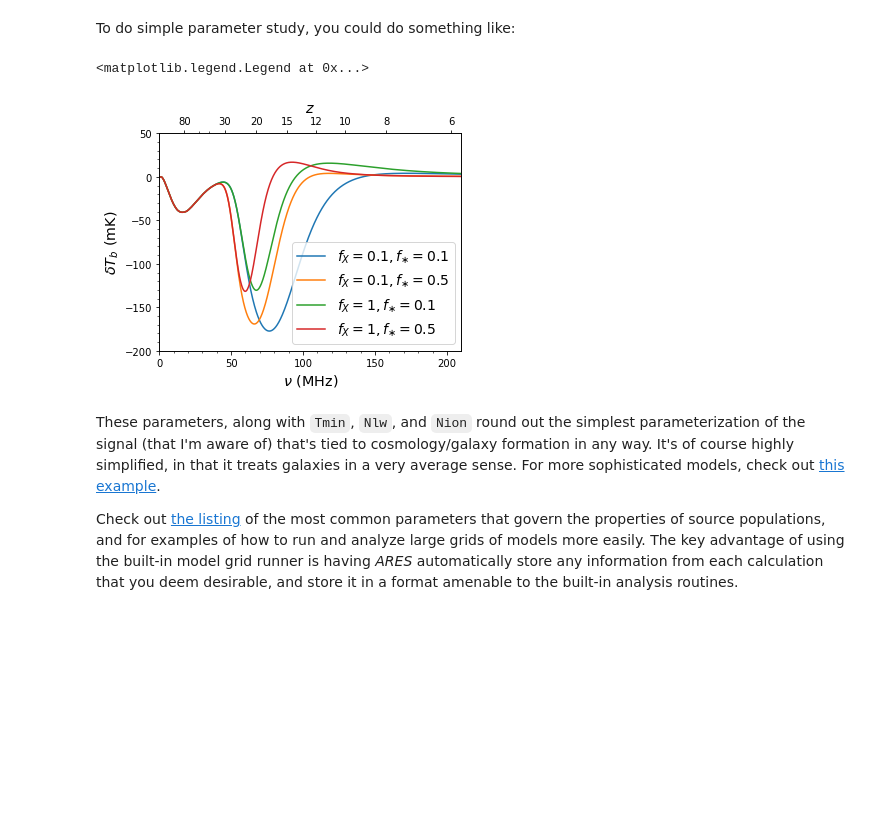
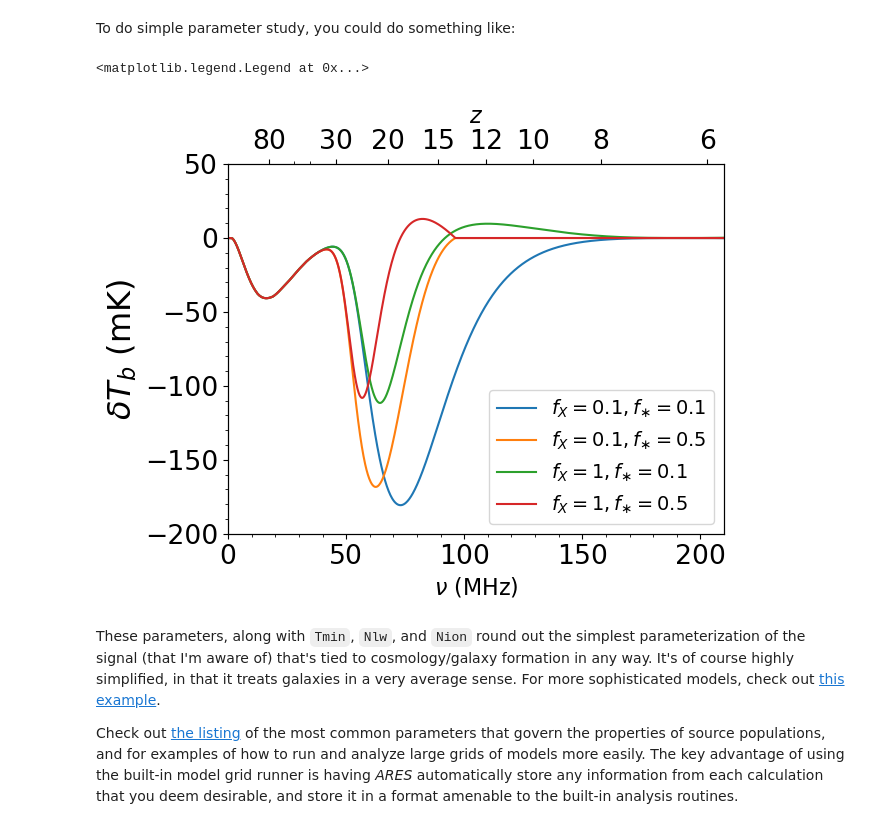
Before and after one commit to mirochaj/ares, a Jupyter notebook: docs/examples/example_gs_standard.ipynb, the cells around one changed output. Saved outputs shown, nothing was run; the diff lists cells and outputs as text; code cells hidden in the pictures; blank space fills up the shorter version.

Commit message:
updated basic global signal docs and checked basic galaxy docs

```diff
--- a/docs/examples/example_gs_standard.ipynb
+++ b/docs/examples/example_gs_standard.ipynb
@@ -16,20 +16,2 @@ Let's start just with the ionizing source population:
 # %%
-pars_agg_ion = \
-{
- 'pop_sfr_model': 'fcoll',
- 'pop_fstar': 0.1,
-
- 'pop_sed_model': None,
- 'pop_Nion': 4e3,
- 'pop_fesc': 0.2,
-}
-
-pars_gs21cm = \
-{
- 'initial_redshift': 60,
- 'final_redshift': 5,
- 'secondary_ionization': 0,
- 'include_He': 0,
-}
-
-pop_ion = ares.populations.GalaxyPopulation(**pars_agg_ion)
+pars = ares.util.ParameterBundle('global_signal:basic')
@@ -36,3 +30,2 @@ pop_ion = ares.populations.GalaxyPopulation(**pars_agg_ion)
 # %%
-z = np.arange(6, 30, 0.1)
-plt.semilogy(z, pop_ion.get_sfrd(z), 'k-')
+sim = ares.simulations.Simulation(**pars)
@@ -45,2 +31,0 @@ Then, starting in version 1.0, we initialize an instance of the ``ares.simulatio
-# %%
-sim = ares.simulations.Simulation(**pars_agg_ion)
@@ -110,21 +109,23 @@ To do simple parameter study, you could do something like:
 # %%
 ax = None
 for i, fX in enumerate([0.1, 1.]):
     for j, fstar in enumerate([0.1, 0.5]):
-        sim = ares.simulations.Global21cm(fX=fX, fstar=fstar,
-            verbose=False, progress_bar=False)
-        sim.run()
 
+        p = pars.copy()
+        p['pop_fstar{0}'] = fstar
+        p['pop_rad_yield{1}'] = fX * 2.6e39
+        sim = ares.simulations.Simulation(verbose=False, progress_bar=False, **p)
+        gs = sim.get_21cm_gs()
 
         # Plot the global signal
-        ax, zax = sim.GlobalSignature(ax=ax, fig=3, z_ax=i==j==0,
+        ax, zax = gs.GlobalSignature(ax=ax, fig=3, z_ax=i==j==0,
             label=r'$f_X=%.2g, f_{\ast}=%.2g$' % (fX, fstar))
 
 
 ax.legend(loc='lower right', fontsize=14)
 # %% [output]
 <matplotlib.legend.Legend at 0x...>
-[figure, old version]
+[figure, new version]
 # %% [markdown]
 These parameters, along with ``Tmin``, ``Nlw``, and ``Nion`` round out the simplest parameterization of the signal (that I'm aware of) that's tied to cosmology/galaxy formation in any way. It's of course highly simplified, in that it treats galaxies in a very average sense. For more sophisticated models, check out [this example](example_pop_galaxy).
 
```
Also changed, not shown: parts of 18 cells of this notebook, 2 other files.
